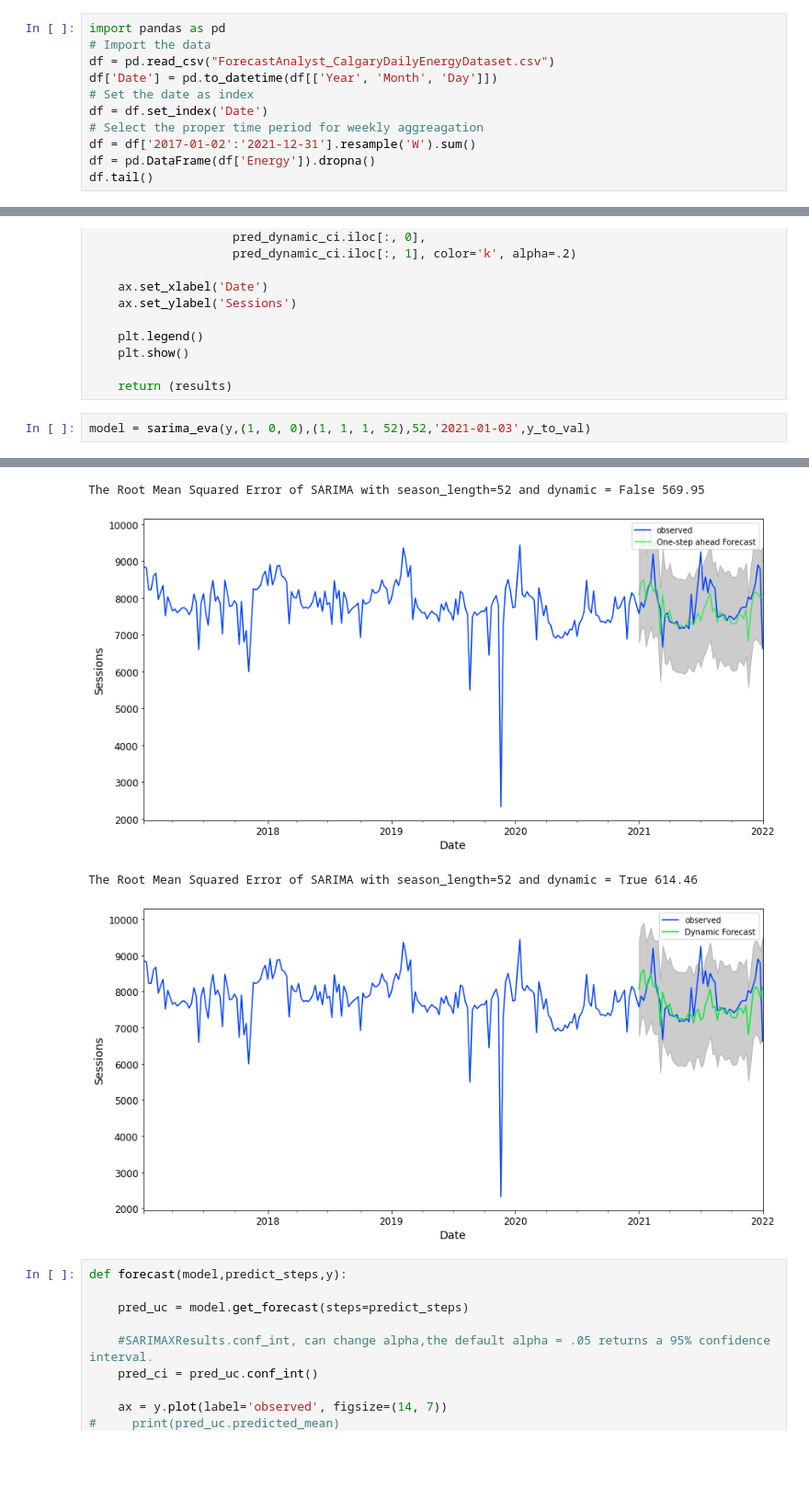
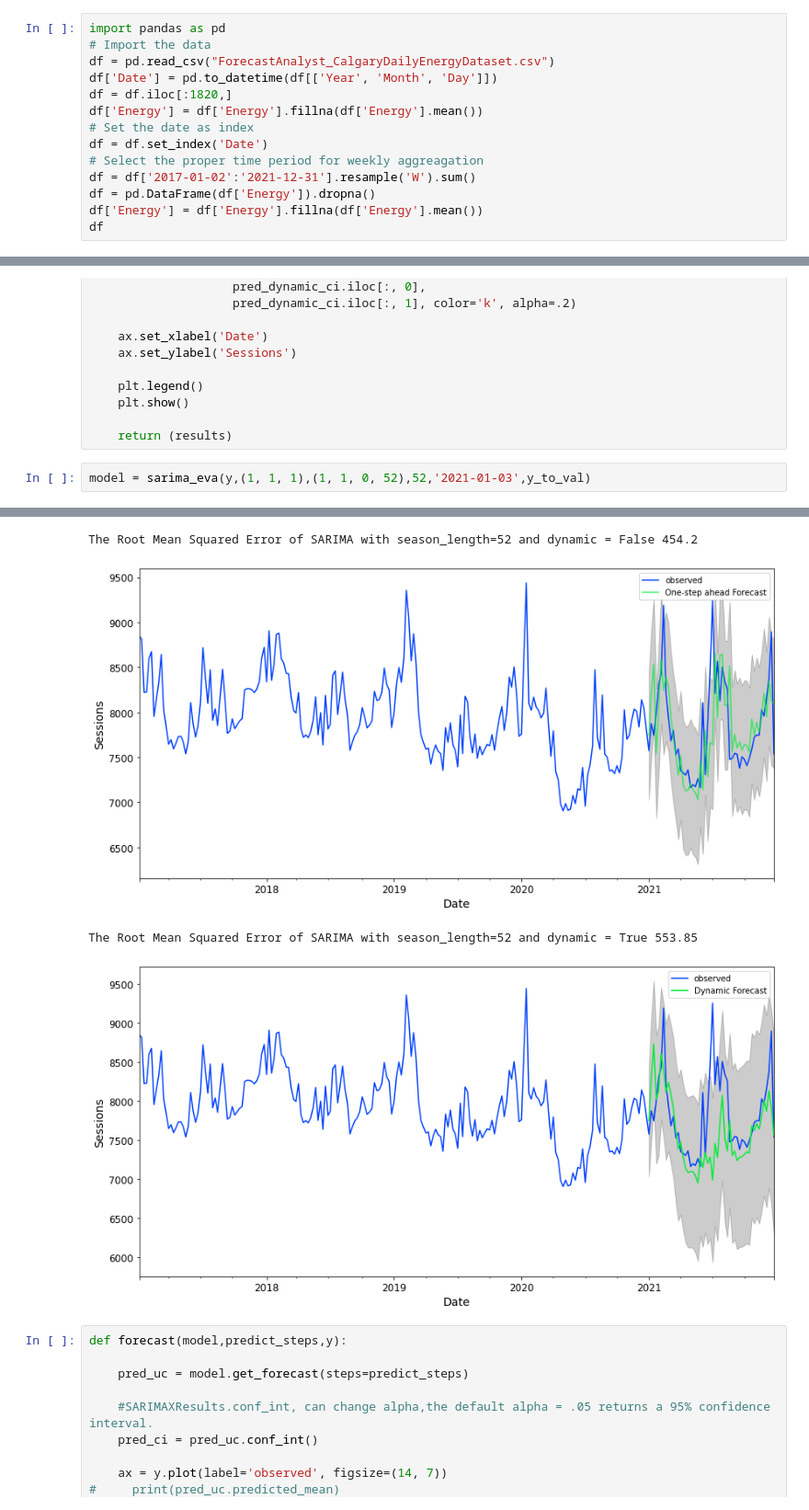
Before and after one commit to rangikagmg/Forecasting-Energy-Consumption-Data-Using-Time-Series-Analysis, a Jupyter notebook: Time Series Prediction.ipynb, the cells around one changed output, grey strips where cells are left out. Shown at 92% size. Saved outputs shown, nothing was run; the diff lists cells and outputs as text; blank space fills up the shorter version.

```diff
--- a/Time Series Prediction.ipynb
+++ b/Time Series Prediction.ipynb
@@ -28,12 +28,15 @@ import pandas as pd
 # Import the data
 df = pd.read_csv("ForecastAnalyst_CalgaryDailyEnergyDataset.csv")
 df['Date'] = pd.to_datetime(df[['Year', 'Month', 'Day']])
+df = df.iloc[:1820,]
+df['Energy'] = df['Energy'].fillna(df['Energy'].mean())
 # Set the date as index
 df = df.set_index('Date')
 # Select the proper time period for weekly aggreagation
 df = df['2017-01-02':'2021-12-31'].resample('W').sum()
 df = pd.DataFrame(df['Energy']).dropna()
-df.tail()
+df['Energy'] = df['Energy'].fillna(df['Energy'].mean())
+df
 # %% [output]
 |  | Energy |
 | Date |  |
@@ -281,7 +291,7 @@ def sarima_eva(y,order,seasonal_order,seasonal_period,pred_date,y_to_test):
 
     return (results)
 # %%
-model = sarima_eva(y,(1, 0, 0),(1, 1, 1, 52),52,'2021-01-03',y_to_val)
+model = sarima_eva(y,(1, 1, 1),(1, 1, 0, 52),52,'2021-01-03',y_to_val)
 # %% [output]
 ==============================================================================
                  coef    std err          z      P>|z|      [0.025      0.975]
@@ -295,7 +305,7 @@ sigma2      3.617e+05   3.11e+05      1.161      0.246   -2.49e+05    9.72e+05
-The Root Mean Squared Error of SARIMA with season_length=52 and dynamic = False 569.95
+The Root Mean Squared Error of SARIMA with season_length=52 and dynamic = False 454.2
-[figure, old version]
+[figure, new version]
-The Root Mean Squared Error of SARIMA with season_length=52 and dynamic = True 614.46
+The Root Mean Squared Error of SARIMA with season_length=52 and dynamic = True 553.85
-[figure, old version]
+[figure, new version]
 # %%
 def forecast(model,predict_steps,y):
 
```
Also changed, not shown: parts of 12 cells of this notebook.
